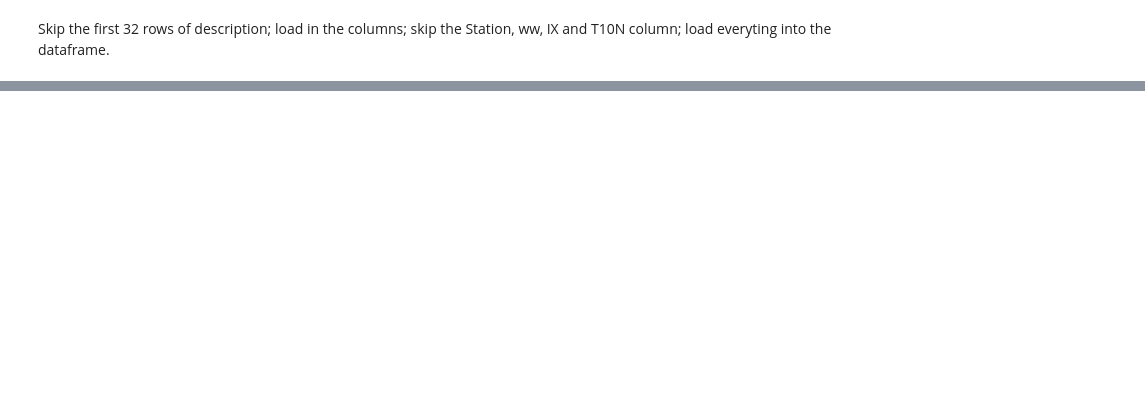
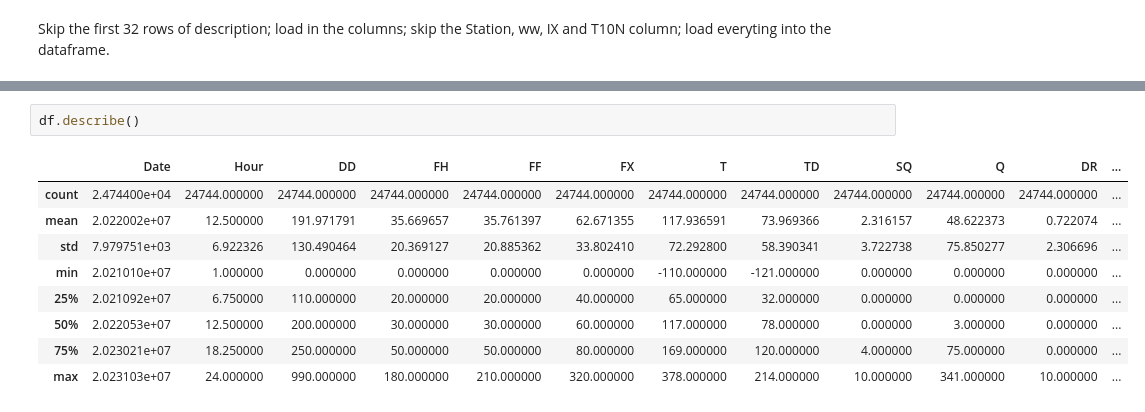
Before and after one commit to MichalI495002/S4-AI-JUGO-Assigment-, a Jupyter notebook: Notebooks/Phase 1/toSort/Weatherdata.ipynb, the cells around one changed output, grey strips where cells are left out. Drawn from its saved outputs; the diff is of its cells as text; blank space fills up the shorter version.

```diff
--- a/Notebooks/Phase 1/toSort/Weatherdata.ipynb
+++ b/Notebooks/Phase 1/toSort/Weatherdata.ipynb
@@ -268,0 +129,12 @@ These graph only shows the days when there was snow in Eindhoven. The data only
+# %%
+df.describe()
+# %% [output]
+|  | Date | Hour | DD | FH | FF | FX | T | TD | SQ | Q | DR | ... |
+| count | 2.474400e+04 | 24744.000000 | 24744.000000 | 24744.000000 | 24744.000000 | 24744.000000 | 24744.000000 | 24744.000000 | 24744.000000 | 24744.000000 | 24744.000000 | ... |
+| mean | 2.022002e+07 | 12.500000 | 191.971791 | 35.669657 | 35.761397 | 62.671355 | 117.936591 | 73.969366 | 2.316157 | 48.622373 | 0.722074 | ... |
+| std | 7.979751e+03 | 6.922326 | 130.490464 | 20.369127 | 20.885362 | 33.802410 | 72.292800 | 58.390341 | 3.722738 | 75.850277 | 2.306696 | ... |
+| min | 2.021010e+07 | 1.000000 | 0.000000 | 0.000000 | 0.000000 | 0.000000 | -110.000000 | -121.000000 | 0.000000 | 0.000000 | 0.000000 | ... |
+| 25% | 2.021092e+07 | 6.750000 | 110.000000 | 20.000000 | 20.000000 | 40.000000 | 65.000000 | 32.000000 | 0.000000 | 0.000000 | 0.000000 | ... |
+| 50% | 2.022053e+07 | 12.500000 | 200.000000 | 30.000000 | 30.000000 | 60.000000 | 117.000000 | 78.000000 | 0.000000 | 3.000000 | 0.000000 | ... |
+| 75% | 2.023021e+07 | 18.250000 | 250.000000 | 50.000000 | 50.000000 | 80.000000 | 169.000000 | 120.000000 | 4.000000 | 75.000000 | 0.000000 | ... |
+| max | 2.023103e+07 | 24.000000 | 990.000000 | 180.000000 | 210.000000 | 320.000000 | 378.000000 | 214.000000 | 10.000000 | 341.000000 | 10.000000 | ... |
```
Also changed, not shown: parts of 50 cells of this notebook, 1 other file.
